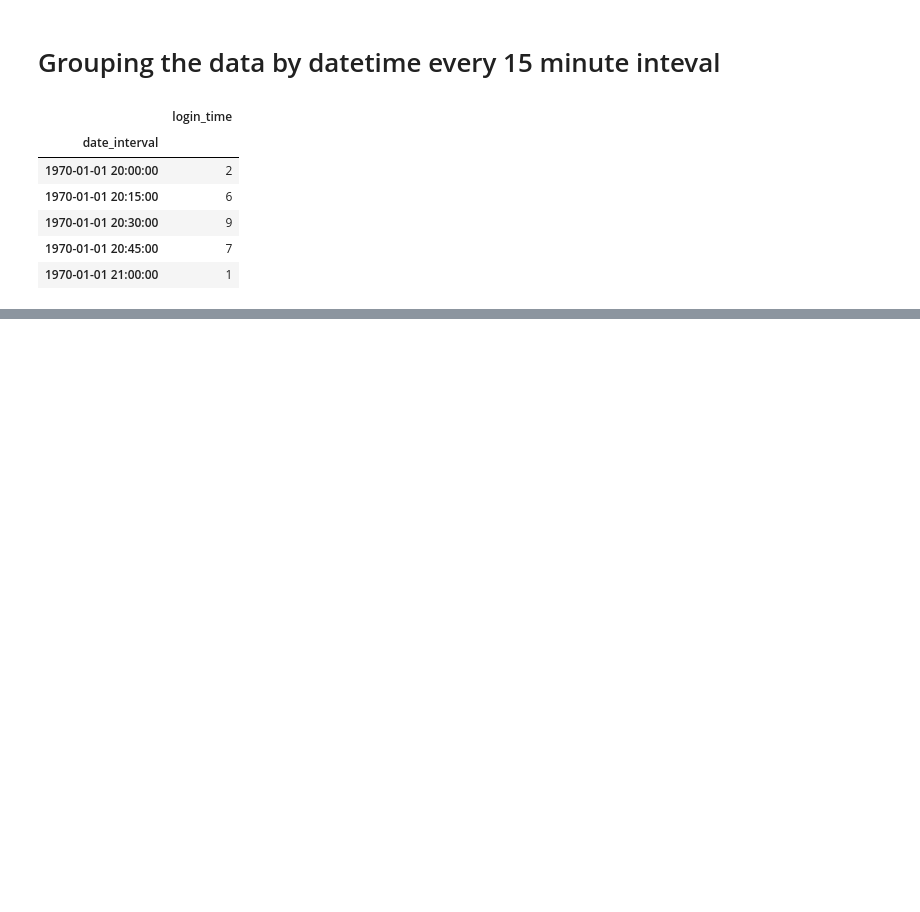
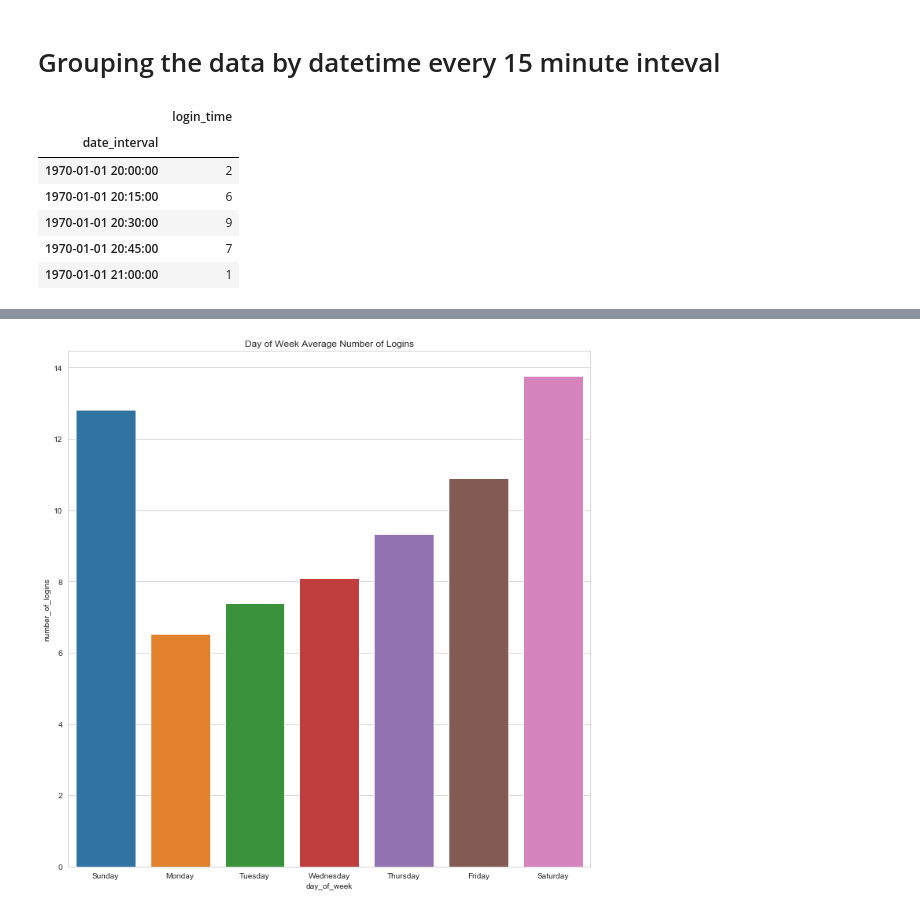
Before and after one commit to sherpalakpa1/ultimate_challenge, a Jupyter notebook: ExploratoryDataAnalysis.ipynb, the cells around one changed output, grey strips where cells are left out. Saved outputs shown, nothing was run; the diff lists cells and outputs as text; code cells hidden in the pictures; blank space fills up the shorter version.

```diff
--- a/ExploratoryDataAnalysis.ipynb
+++ b/ExploratoryDataAnalysis.ipynb
@@ -438,0 +242,5 @@ For the month of January, The login informations for
+# %%
+import calendar
+df_number_of_logins['day_of_week'] = df_number_of_logins['date_interval'].apply(lambda x: x.weekday()) # get the weekday index, between 0 and 6
+df_number_of_logins['day_of_week'] = df_number_of_logins['day_of_week'].apply(lambda x: calendar.day_name[x])
+df_number_of_logins.head()
@@ -438,0 +254,3 @@ For the month of January, The login informations for
+# %%
+# Group the data by day_of_week to find out the average number of logins
+df_day_of_week_avg_logins = df_number_of_logins.groupby('day_of_week')['number_of_logins'].mean().reset_index()
@@ -438,0 +269,4 @@ For the month of January, The login informations for
+# %%
+sorter = ['Sunday', 'Monday', 'Tuesday', 'Wednesday', 'Thursday', 'Friday', 'Saturday']
+sorterIndex = dict(zip(sorter,range(len(sorter))))
+sorterIndex
@@ -438,0 +281,4 @@ For the month of January, The login informations for
+# %%
+df_day_of_week_avg_logins['day_id'] = df_day_of_week_avg_logins['day_of_week'].map(sorterIndex)
+df_day_of_week_avg_logins.sort_values('day_id', inplace=True)
+df_day_of_week_avg_logins
@@ -438,0 +294,10 @@ For the month of January, The login informations for
+# %%
+# plot the graph
+plt.figure(figsize=(10,10))
+plt.xlabel('Day of Week')
+plt.ylabel('Average Number of logins')
+plt.title('Day of Week Average Number of Logins')
+sns.barplot(data=df_day_of_week_avg_logins,x='day_of_week',y='number_of_logins')
+plt.tight_layout()
+# %% [output]
+[figure, added]
```
Also changed, not shown: parts of 67 cells of this notebook.
